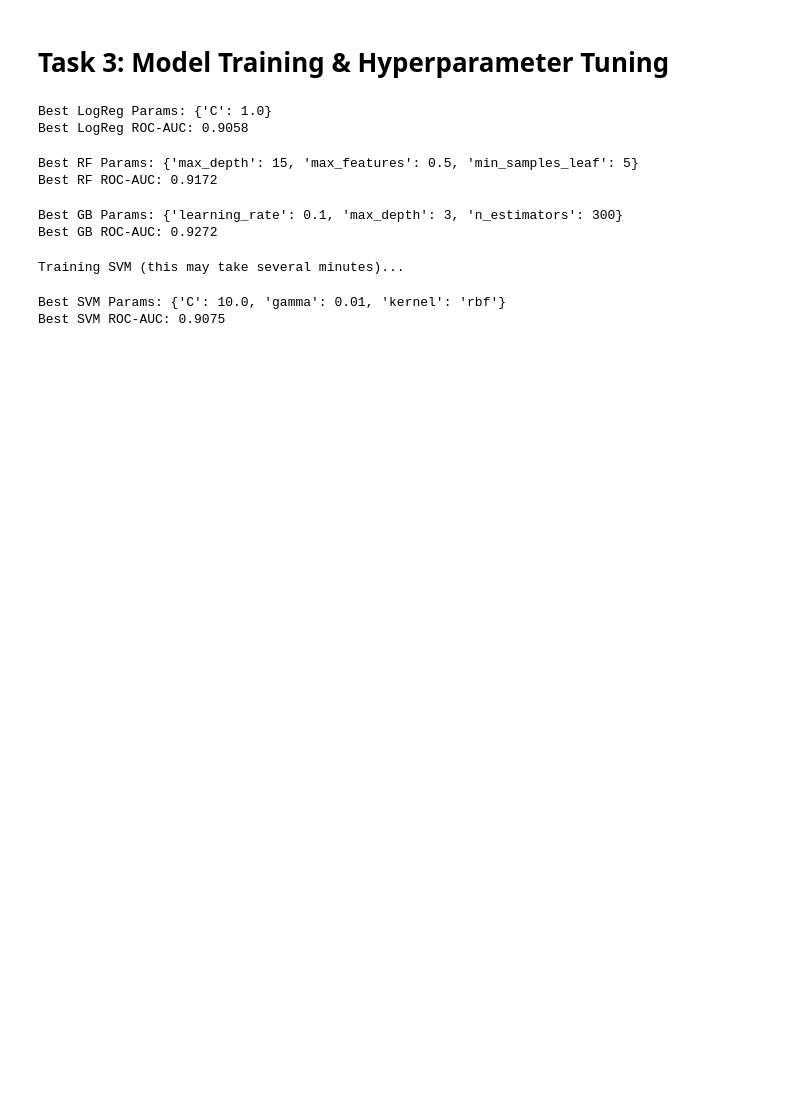
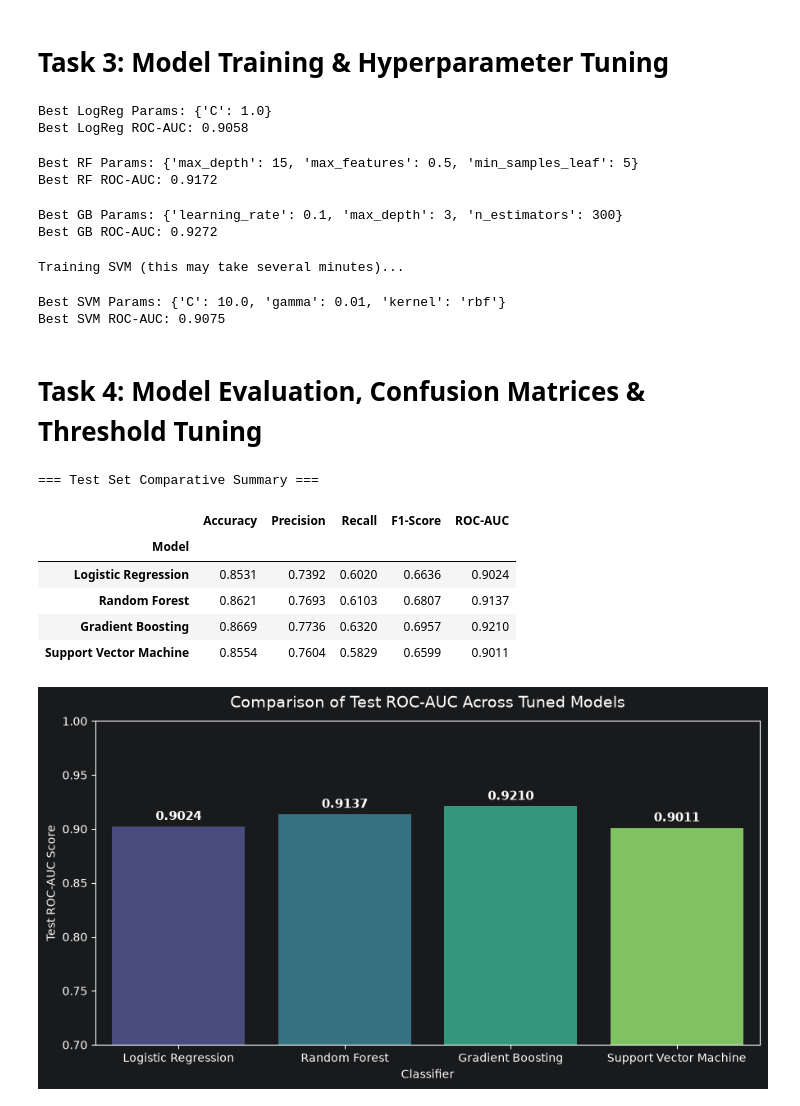
Before and after one commit to CarterAtnip/MLAssignment-4, a Jupyter notebook: Assignment_4_Atnip_sdu30.ipynb, the cells around one changed output. Drawn from its saved outputs; the diff is of its cells as text; code cells hidden in the pictures; blank space fills up the shorter version.

Commit message:
Task 4: Model Evaluation, Confusion Matrices & Threshold Tuning

```diff
--- a/Assignment_4_Atnip_sdu30.ipynb
+++ b/Assignment_4_Atnip_sdu30.ipynb
@@ -310,3 +314,79 @@ print(f"Best SVM ROC-AUC: {grid_svc.best_score_:.4f}\n")
 Training SVM (this may take several minutes)...
 Best SVM Params: {'C': 10.0, 'gamma': 0.01, 'kernel': 'rbf'}
 Best SVM ROC-AUC: 0.9075
+# %% [markdown]
+# Task 4: Model Evaluation, Confusion Matrices & Threshold Tuning
+# %%
+models = {
+    'Logistic Regression': grid_log_reg.best_estimator_,
+    'Random Forest': grid_rf.best_estimator_,
+    'Gradient Boosting': grid_gb.best_estimator_,
+    'Support Vector Machine': grid_svc.best_estimator_
+}
+
+metrics_list = []
+
+for name, model in models.items():
+    # Predictions
+    y_pred = model.predict(X_test_processed)
+    y_proba = model.predict_proba(X_test_processed)[:, 1]
+
+    # Calculate metrics
+    acc = accuracy_score(y_test, y_pred)
+    prec = precision_score(y_test, y_pred)
+    rec = recall_score(y_test, y_pred)
+    f1 = f1_score(y_test, y_pred)
+    auc = roc_auc_score(y_test, y_proba)
+
+    metrics_list.append({
+        'Model': name,
+        'Accuracy': acc,
+        'Precision': prec,
+        'Recall': rec,
+        'F1-Score': f1,
+        'ROC-AUC': auc
+    })
+
+# Comparative Summary DataFrame
+summary_df = pd.DataFrame(metrics_list).set_index('Model').round(4)
+print("=== Test Set Comparative Summary ===")
+display(summary_df)
+
+# -------------------------------------------------------------------------
+# 2. Seaborn Bar Chart for Test ROC-AUC Scores
+# -------------------------------------------------------------------------
+plt.figure(figsize=(9, 5))
+plot_df = summary_df.reset_index()
+
+ax = sns.barplot(
+    data=plot_df,
+    x='Model',
+    y='ROC-AUC',
+    hue='Model',
+    palette='viridis',
+    legend=False
+)
+plt.title('Comparison of Test ROC-AUC Across Tuned Models', fontsize=14, pad=12)
+plt.ylim(0.7, 1.0)  # Zooms into the meaningful range
+plt.ylabel('Test ROC-AUC Score')
+plt.xlabel('Classifier')
+
+# Annotate exact scores on top of bars
+for p in ax.patches:
+    height = p.get_height()
+    ax.annotate(f"{height:.4f}",
+                (p.get_x() + p.get_width() / 2., height),
+                ha='center', va='bottom', fontsize=11, fontweight='bold', xytext=(0, 3),
+                textcoords='offset points')
+
+plt.tight_layout()
+plt.show()
+# %% [output]
+=== Test Set Comparative Summary ===
+|  | Accuracy | Precision | Recall | F1-Score | ROC-AUC |
+| Model |  |  |  |  |  |
+| Logistic Regression | 0.8531 | 0.7392 | 0.6020 | 0.6636 | 0.9024 |
+| Random Forest | 0.8621 | 0.7693 | 0.6103 | 0.6807 | 0.9137 |
+| Gradient Boosting | 0.8669 | 0.7736 | 0.6320 | 0.6957 | 0.9210 |
+| Support Vector Machine | 0.8554 | 0.7604 | 0.5829 | 0.6599 | 0.9011 |
+[figure, added]
```
Also changed, not shown: parts of 3 cells of this notebook.
